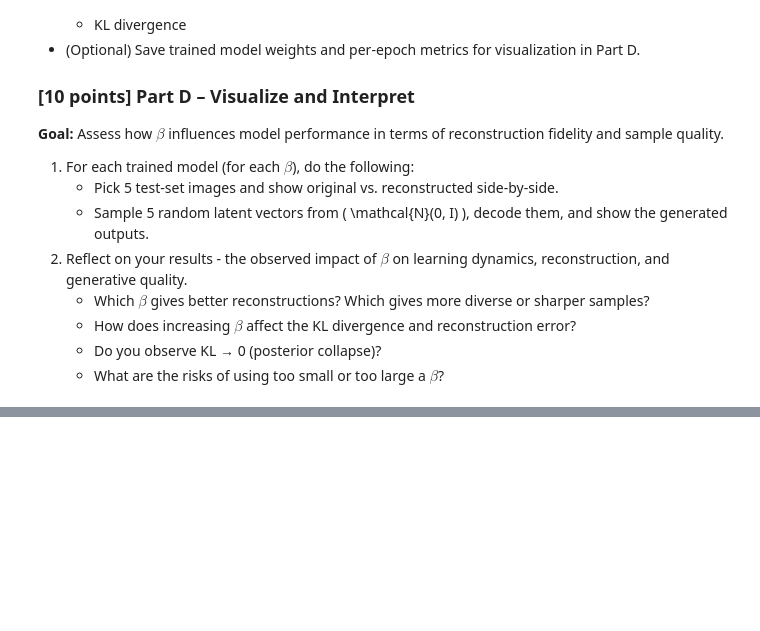
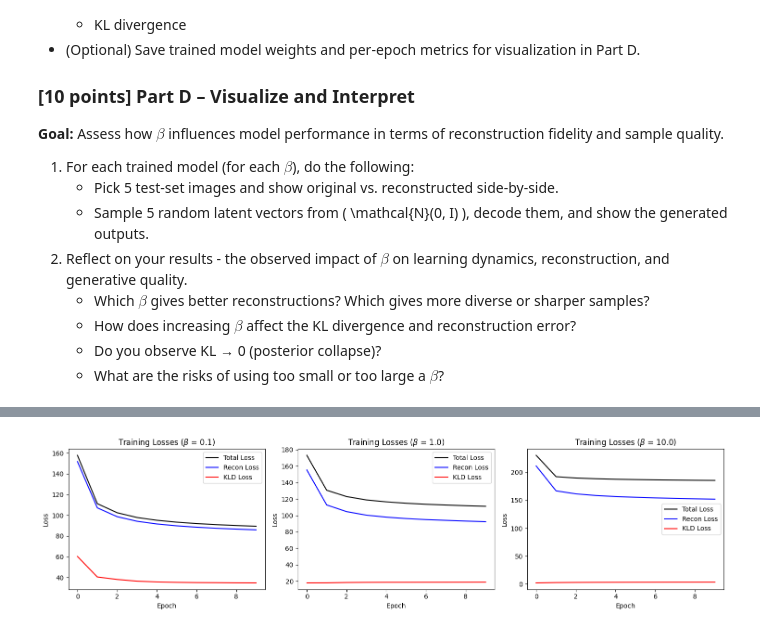
Before and after one commit to devisw0/AI-Algorithm-Design-and-Analysis---705.623, a Jupyter notebook: Assignments/HW4.ipynb, the cells around one changed output, grey strips where cells are left out. Cells and saved outputs as stored; diff of their text form; code cells hidden in the pictures; blank space fills up the shorter version.

```diff
--- a/Assignments/HW4.ipynb
+++ b/Assignments/HW4.ipynb
@@ -838,0 +852,20 @@ __Goal:__ Assess how $\beta$ influences model performance in terms of reconstruc
+# %%
+import torch
+from torchvision import datasets, transforms
+from torch.utils.data import DataLoader
+
+# Defining transformations, converting to tensor (normalizes to [0, 1])
+transform = transforms.ToTensor()
+
+# Getting training and test sets and loading them
+train_dataset = datasets.MNIST(root='./data', train=True, download=True, transform=transform)
+test_dataset = datasets.MNIST(root='./data', train=False, download=True, transform=transform)
+
+# Setting up data loaders and using 128 batch size because of part C later on
+train_loader = DataLoader(train_dataset, batch_size=128, shuffle=True)
+test_loader = DataLoader(test_dataset, batch_size=128, shuffle=False)
+
+# Verify image shape
+sample_image, label = train_dataset[0]
+print(f"Dataset successfully loaded.")
+print(f"Sample image shape: {sample_image.shape}") # Should be [1, 28, 28] -> torch.Size([1, 28, 28])
@@ -838,0 +1017,80 @@ __Goal:__ Assess how $\beta$ influences model performance in terms of reconstruc
+# %%
+import matplotlib.pyplot as plt
+
+# Plotting Loss Histories
+fig, axes = plt.subplots(1, 3, figsize=(15, 4))
+for i, b in enumerate(betas):
+
+    axes[i].plot(loss_histories[b]['total'], label='Total Loss', color='black')
+    axes[i].plot(loss_histories[b]['recon'], label='Recon Loss', color='blue')
+    axes[i].plot(loss_histories[b]['kld'], label='KLD Loss', color='red')
+
+    axes[i].set_title(f'Training Losses ($\\beta$ = {b})')
+    axes[i].set_xlabel('Epoch')
+    axes[i].set_ylabel('Loss')
+    axes[i].legend()
+plt.tight_layout()
+plt.show()
+
+# Plotting Reconstructions vs Original
+# Getting one batch of test data
+dataiter = iter(test_loader)
+images, _ = next(dataiter)
+images = images.to(device)
+
+n_images = 6
+fig, axes = plt.subplots(4, n_images, figsize=(10, 6))
+fig.suptitle('Reconstructions vs Original', fontsize=16)
+
+# Original Images (Top Row)
+for i in range(n_images):
+
+    axes[0, i].imshow(images[i].cpu().squeeze(), cmap='gray')
+    axes[0, i].axis('off')
+
+    if i == 0: axes[0, i].set_title('Original Data')
+
+# Reconstructed Images
+for row, b in enumerate(betas, start=1):
+
+    trained_models[b].eval() # Setting to evaluation mode
+
+    with torch.no_grad():
+
+        recon, _, _ = trained_models[b](images[:n_images])
+
+    for i in range(n_images):
+
+        axes[row, i].imshow(recon[i].cpu().squeeze(), cmap='gray')
+        axes[row, i].axis('off')
+
+        if i == 0: axes[row, i].set_title(f'Recon $\\beta$={b}')
+
+plt.tight_layout()
+plt.show()
+
+# Generating New Images from Random Noise
+fig, axes = plt.subplots(3, n_images, figsize=(10, 5))
+fig.suptitle('Generated Digits from Pure Random Noise', fontsize=16)
+
+with torch.no_grad():
+
+    # Creating random noise in the 10-dimensional latent space
+    z = torch.randn(n_images, 10).to(device)
+
+    for row, b in enumerate(betas):
+
+        # Pass the noise directly into the Decoder
+        generated = trained_models[b].decoder(trained_models[b].decoder_fc(z))
+
+        for i in range(n_images):
+
+            axes[row, i].imshow(generated[i].cpu().squeeze(), cmap='gray')
+            axes[row, i].axis('off')
+
+            if i == 0: axes[row, i].set_title(f'Gen $\\beta$={b}')
+
+plt.tight_layout()
+plt.show()
+# %% [output]
+[figure, added]
```
Also changed, not shown: parts of 11 cells of this notebook, 8 other files.
